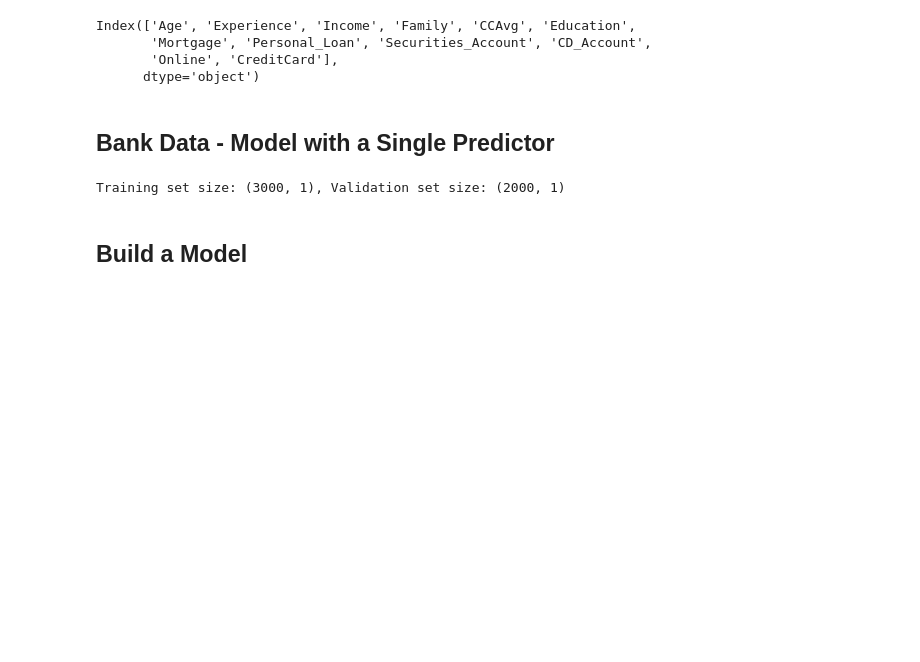
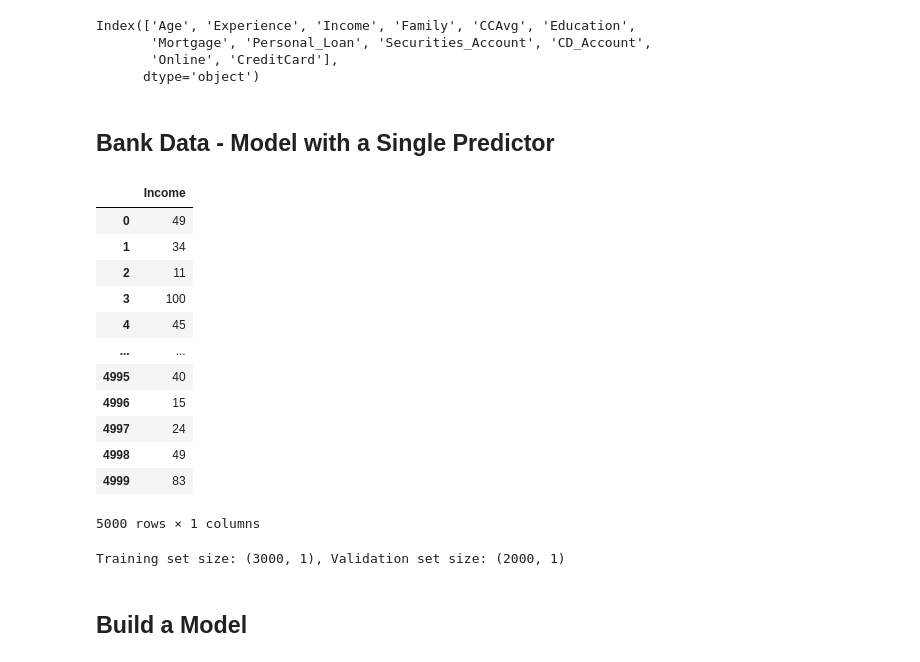
Before and after one commit to ieshu001/msa550-code-files, a Jupyter notebook: python_lecture_04_LR.ipynb, the cells around one changed output. Cells and saved outputs as stored; diff of their text form; code cells hidden in the pictures; blank space fills up the shorter version.

```diff
--- a/python_lecture_04_LR.ipynb
+++ b/python_lecture_04_LR.ipynb
@@ -78,6 +80,22 @@ outcome = 'Personal_Loan'
 # %%
 y = bank_df[outcome]
 X = bank_df[predictors]
+# %%
+X
+# %% [output]
+|  | Income |
+| 0 | 49 |
+| 1 | 34 |
+| 2 | 11 |
+| 3 | 100 |
+| 4 | 45 |
+| ... | ... |
+| 4995 | 40 |
+| 4996 | 15 |
+| 4997 | 24 |
+| 4998 | 49 |
+| 4999 | 83 |
+5000 rows × 1 columns
 # %%
 # Partition data into training and validation sets
 train_X, valid_X, train_y, valid_y = train_test_split(X, y, test_size=0.4, random_state=1)
```
Also changed, not shown: parts of 16 cells of this notebook.
